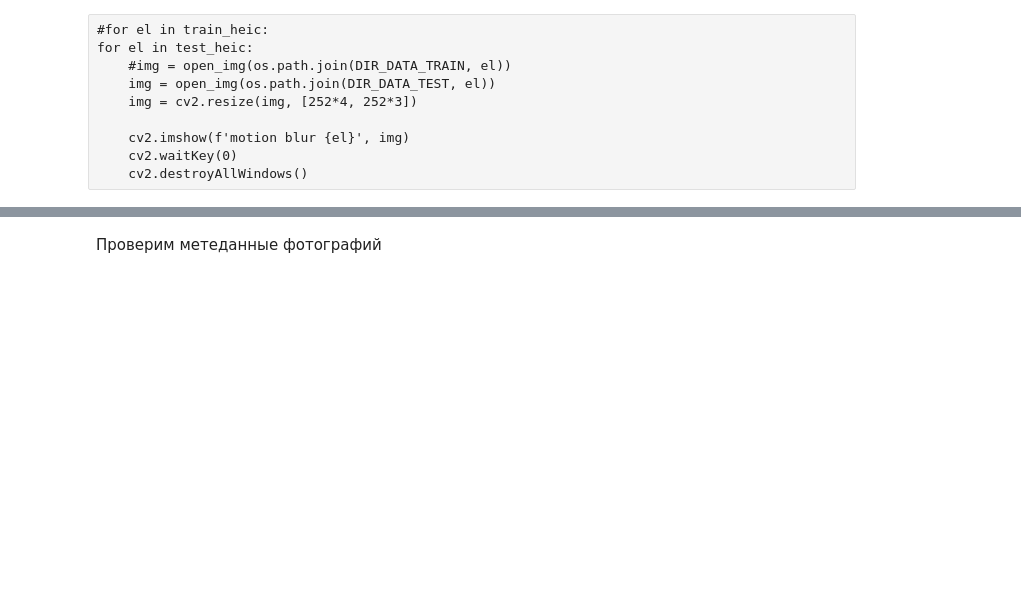
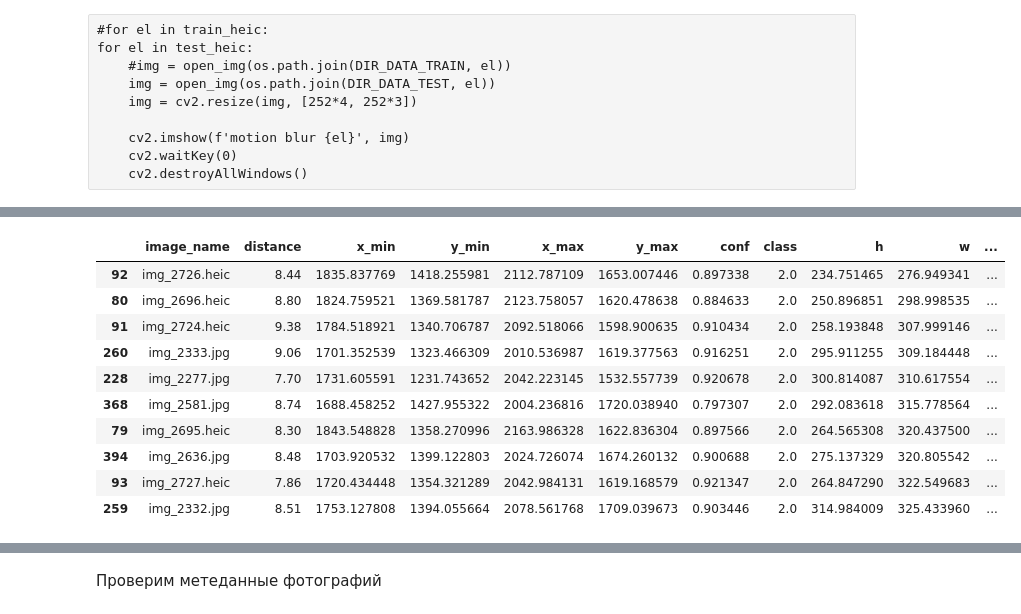
Before and after one commit to v010ch/car_dist_by_photo_22, a Jupyter notebook: 1step_eda.ipynb, the cells around one changed output, grey strips where cells are left out. Saved outputs shown, nothing was run; the diff lists cells and outputs as text; code cells hidden in the pictures; blank space fills up the shorter version.

```diff
--- a/1step_eda.ipynb
+++ b/1step_eda.ipynb
@@ -196,0 +246,14 @@ cv2.destroyAllWindows()
+# %%
+train_df.sort_values('w').head(10)
+# %% [output]
+|  | image_name | distance | x_min | y_min | x_max | y_max | conf | class | h | w | ... |
+| 92 | img_2726.heic | 8.44 | 1835.837769 | 1418.255981 | 2112.787109 | 1653.007446 | 0.897338 | 2.0 | 234.751465 | 276.949341 | ... |
+| 80 | img_2696.heic | 8.80 | 1824.759521 | 1369.581787 | 2123.758057 | 1620.478638 | 0.884633 | 2.0 | 250.896851 | 298.998535 | ... |
+| 91 | img_2724.heic | 9.38 | 1784.518921 | 1340.706787 | 2092.518066 | 1598.900635 | 0.910434 | 2.0 | 258.193848 | 307.999146 | ... |
+| 260 | img_2333.jpg | 9.06 | 1701.352539 | 1323.466309 | 2010.536987 | 1619.377563 | 0.916251 | 2.0 | 295.911255 | 309.184448 | ... |
+| 228 | img_2277.jpg | 7.70 | 1731.605591 | 1231.743652 | 2042.223145 | 1532.557739 | 0.920678 | 2.0 | 300.814087 | 310.617554 | ... |
+| 368 | img_2581.jpg | 8.74 | 1688.458252 | 1427.955322 | 2004.236816 | 1720.038940 | 0.797307 | 2.0 | 292.083618 | 315.778564 | ... |
+| 79 | img_2695.heic | 8.30 | 1843.548828 | 1358.270996 | 2163.986328 | 1622.836304 | 0.897566 | 2.0 | 264.565308 | 320.437500 | ... |
+| 394 | img_2636.jpg | 8.48 | 1703.920532 | 1399.122803 | 2024.726074 | 1674.260132 | 0.900688 | 2.0 | 275.137329 | 320.805542 | ... |
+| 93 | img_2727.heic | 7.86 | 1720.434448 | 1354.321289 | 2042.984131 | 1619.168579 | 0.921347 | 2.0 | 264.847290 | 322.549683 | ... |
+| 259 | img_2332.jpg | 8.51 | 1753.127808 | 1394.055664 | 2078.561768 | 1709.039673 | 0.903446 | 2.0 | 314.984009 | 325.433960 | ... |
```
Also changed, not shown: parts of 14 cells of this notebook, 11 other files.
